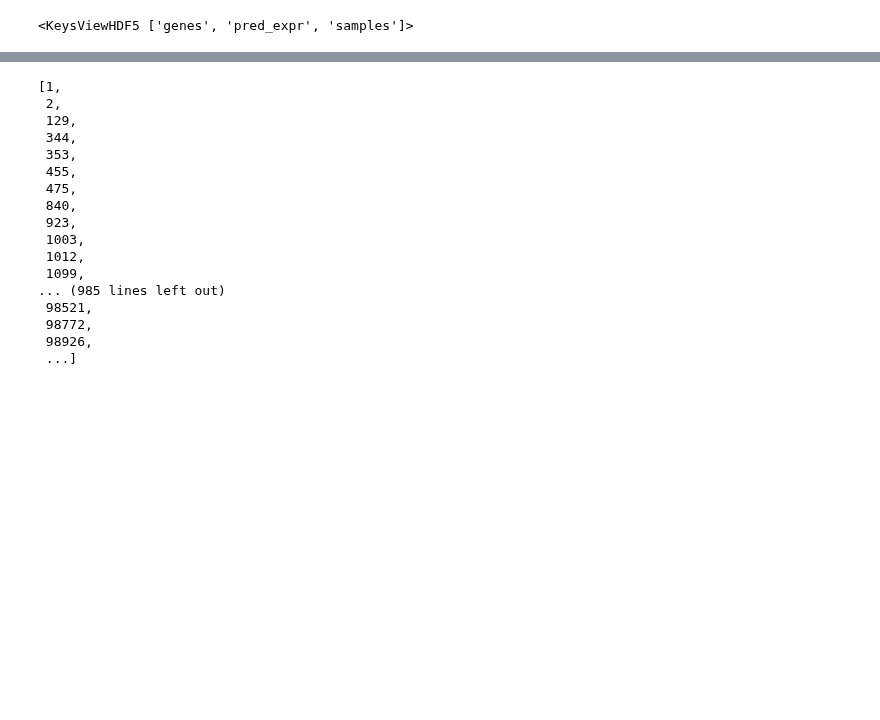
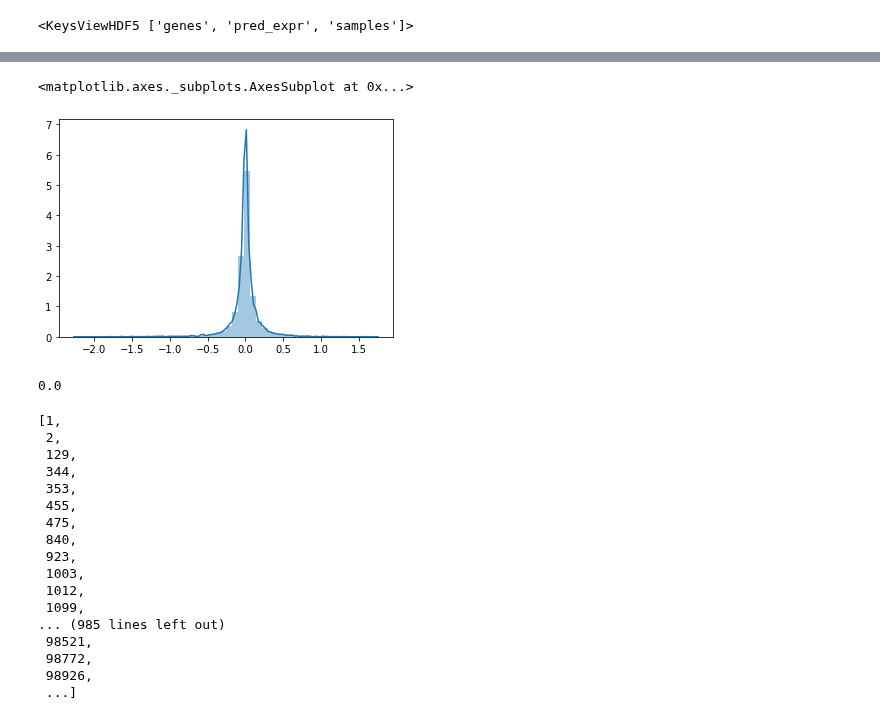
Before and after one commit to liangyy/ptrs-ukb, a Jupyter notebook: notebook/look_at_predicted_expr.ipynb, the cells around one changed output, grey strips where cells are left out. Saved outputs shown, nothing was run; the diff lists cells and outputs as text; code cells hidden in the pictures; blank space fills up the shorter version.

```diff
--- a/notebook/look_at_predicted_expr.ipynb
+++ b/notebook/look_at_predicted_expr.ipynb
@@ -57,0 +49,5 @@ subset_idx_for_indiv_in_sub_table[0].shape
+# %%
+col_names = f['samples'][:]; target_names = indiv_names_in_table
+col_names = np.array(col_names)
+target_names = np.array(target_names)
+target_idx = np.where(np.isin(col_names, target_names))[0]
@@ -57,0 +58,37 @@ subset_idx_for_indiv_in_sub_table[0].shape
+# %%
+from scipy.stats import norm
+def extract_cols(h5mat, col_names, target_names):
+    col_names = np.array(col_names)
+    target_names = np.array(target_names)
+    target_idx = np.where(np.isin(col_names, target_names))[0].flatten().tolist()
+    subcols = col_names[target_idx]
+    submat = h5mat[:, target_idx]
+    return submat, subcols
+def remove_constant_row(mat):
+    std = np.std(mat, axis = (1))
+    return mat[std != 0, :]
+def inv_norm_col(mat):
+    return np.apply_along_axis(standardize_vec, 1, mat)
+def standardize_vec(vec, offset = 1):
+    rank = myrank(vec)
+    return norm.ppf(rank / (len(rank) + offset), loc = 0, scale = 1)
+def myrank(vec):
+    argsort = np.argsort(vec)
+    ranks = np.empty_like(argsort)
+    ranks[argsort] = np.arange(len(vec))
+    return ranks + 1  # rank starts from 1
+def format_to_gcta_grm(mat):
+    nobs = mat.shape[0]
+    nindiv = mat.shape[1]
+    grm = np.dot(mat.transpose(), mat) / nobs
+#     row_index = [ i for j in range(nindiv - i) for i in range(nindiv) ]  # 0-base
+#     col_index = [ j for j in range(i, nindiv) for i in range(nindiv) ]  # 0-base
+    indices = np.tril_indices(nindiv)
+    grm_values = grm[indices]
+    nobs_vec = np.ones(grm_values.shape[0]) * nobs
+    df = pd.DataFrame({'idx1': indices[0] + 1, 'idx2': indices[1] + 1, 'nobs': nobs_vec.astype(int), 'gr': grm_values})
+    return df
+# %%
+sub_pred_expr, sub_indivs = extract_cols(f['pred_expr'], f['samples'][:], indiv_names_in_table)
+# %%
+sub_pred_expr = remove_constant_row(sub_pred_expr)
@@ -58,3 +126,12 @@ subset_idx_for_indiv_in_sub_table[0].shape
+# %%
+sns.distplot(sub_pred_expr[:,100])
+# %% [output]
+<matplotlib.axes._subplots.AxesSubplot at 0x...>
+[figure, added]
+# %%
+np.mean(standardize_vec(np.array(range(1,10000))))
+# %% [output]
+0.0
 # %%
 # f['pred_expr'][1:100].shape
 # np.array([i for i in range(10)])[::5]
```
Also changed, not shown: parts of 39 cells of this notebook.
